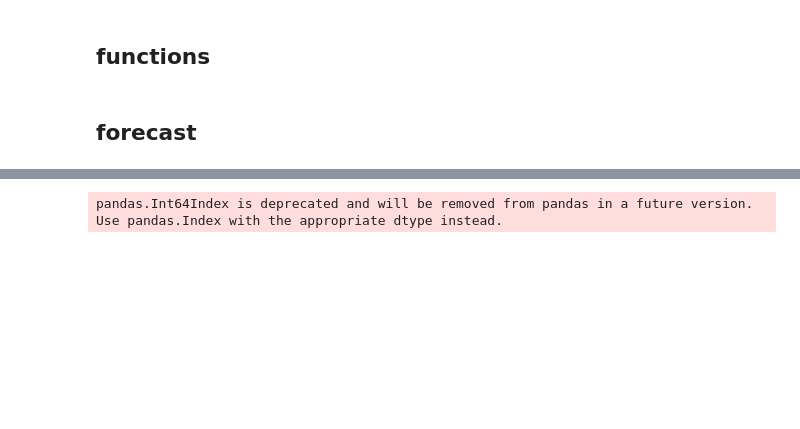
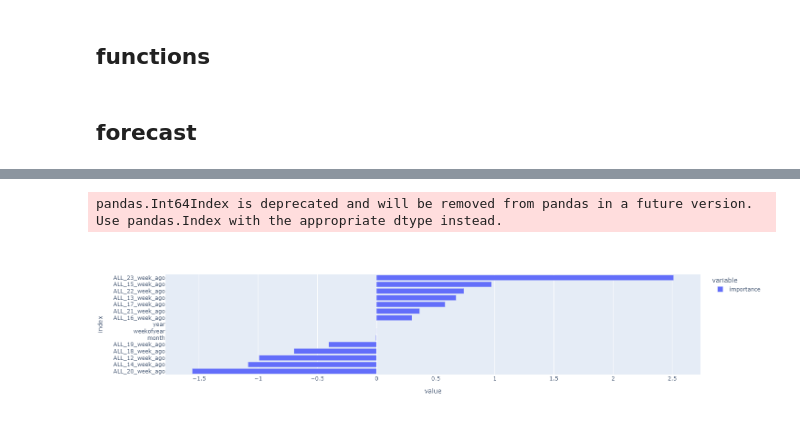
Before and after one commit to newini/learn-ml, a Jupyter notebook: time-series-forecast/covid-jp/xgboost.ipynb, the cells around one changed output, grey strips where cells are left out. Drawn from its saved outputs; the diff is of its cells as text; code cells hidden in the pictures; blank space fills up the shorter version.

```diff
--- a/time-series-forecast/covid-jp/xgboost.ipynb
+++ b/time-series-forecast/covid-jp/xgboost.ipynb
@@ -169,7 +177,7 @@ def trainXGBoost(X_train, y_train):
 # %%
 %%time
 
-train_last_date = '2022-01-02'
+train_last_date = df_gr.index[-1]
 X_train = X[X.index <= train_last_date]
 y_train = y[y.index <= train_last_date]
 print(X_train.shape, y_train.shape)
@@ -185,4 +193,5 @@ Wall time: 132 ms
 pandas.Int64Index is deprecated and will be removed from pandas in a future version. Use pandas.Index with the appropriate dtype instead.
+[figure, added]
 # %%
 X_train = X[X.index <= train_last_date]
 y_train = y[y.index <= train_last_date]
```
Also changed, not shown: parts of 10 cells of this notebook, 4 other files.
